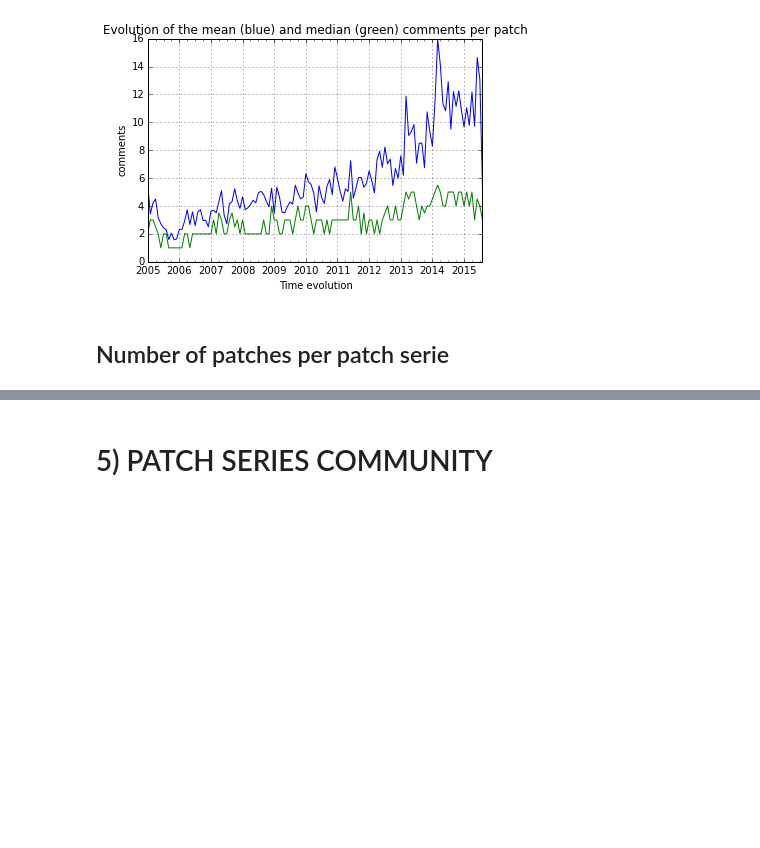
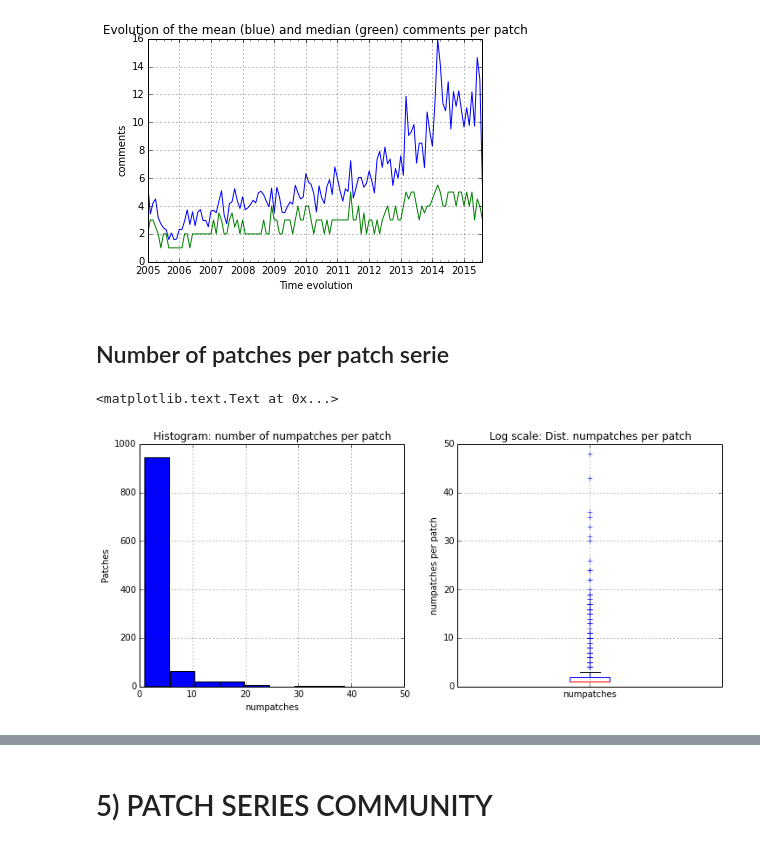
Before and after one commit to dicortazar/ipython-notebooks, a Jupyter notebook: projects/xen-analysis/Code-Review-Metrics.ipynb, the cells around one changed output, grey strips where cells are left out. Drawn from its saved outputs; the diff is of its cells as text; code cells hidden in the pictures; blank space fills up the shorter version.

```diff
--- a/projects/xen-analysis/Code-Review-Metrics.ipynb
+++ b/projects/xen-analysis/Code-Review-Metrics.ipynb
@@ -837,3 +871,22 @@ query = """ SELECT psv.ps_id as patch_serie,
               GROUP BY psv.ps_id
           """
 patches_ps = execute_query(cursor, query)
+# %%
+numpatches_list = list(patches_ps)
+numpatches_df = DataFrame(numpatches_list, columns=["patch_serie", "first_send", "numpatches"])
+
+fig, axs = plt.subplots(1,2, figsize=(12,5))
+
+hist_chart = numpatches_df["numpatches"].plot(kind="hist", ax=axs[0])
+boxplot_chart = numpatches_df["numpatches"].plot(kind="box", ax=axs[1])
+
+#chart labels
+hist_chart.set_xlabel("numpatches")
+hist_chart.set_ylabel("Patches")
+hist_chart.set_title("Histogram: number of numpatches per patch")
+
+boxplot_chart.set_ylabel("numpatches per patch")
+boxplot_chart.set_title("Log scale: Dist. numpatches per patch")
+# %% [output]
+<matplotlib.text.Text at 0x...>
+[figure, added]
```
Also changed, not shown: parts of 5 cells of this notebook.
